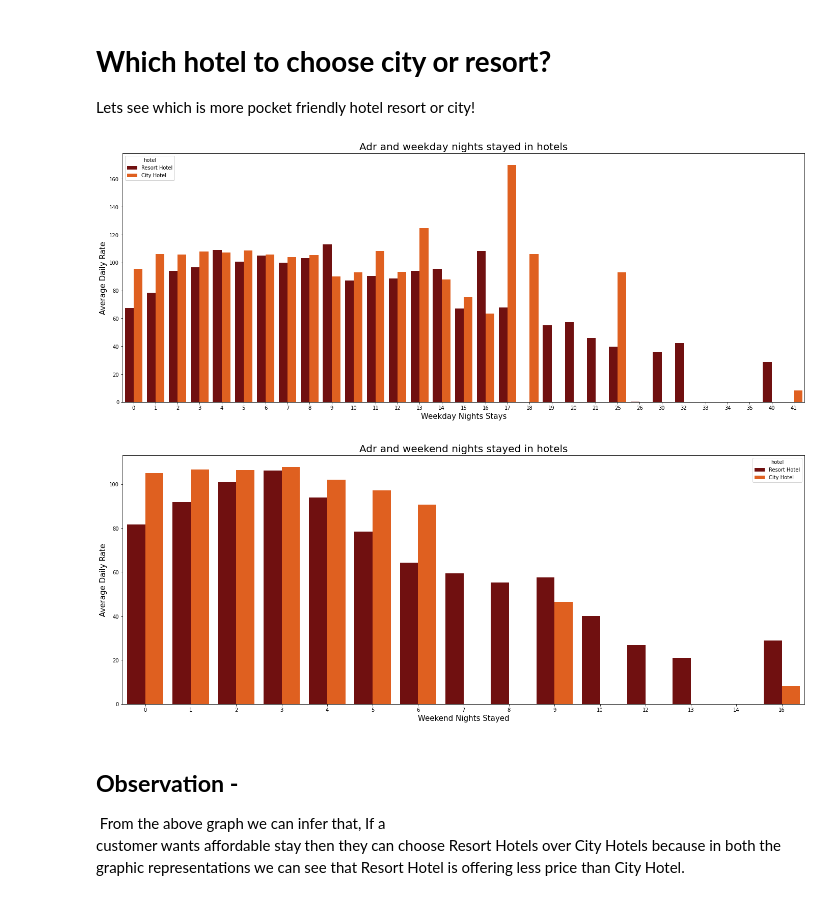
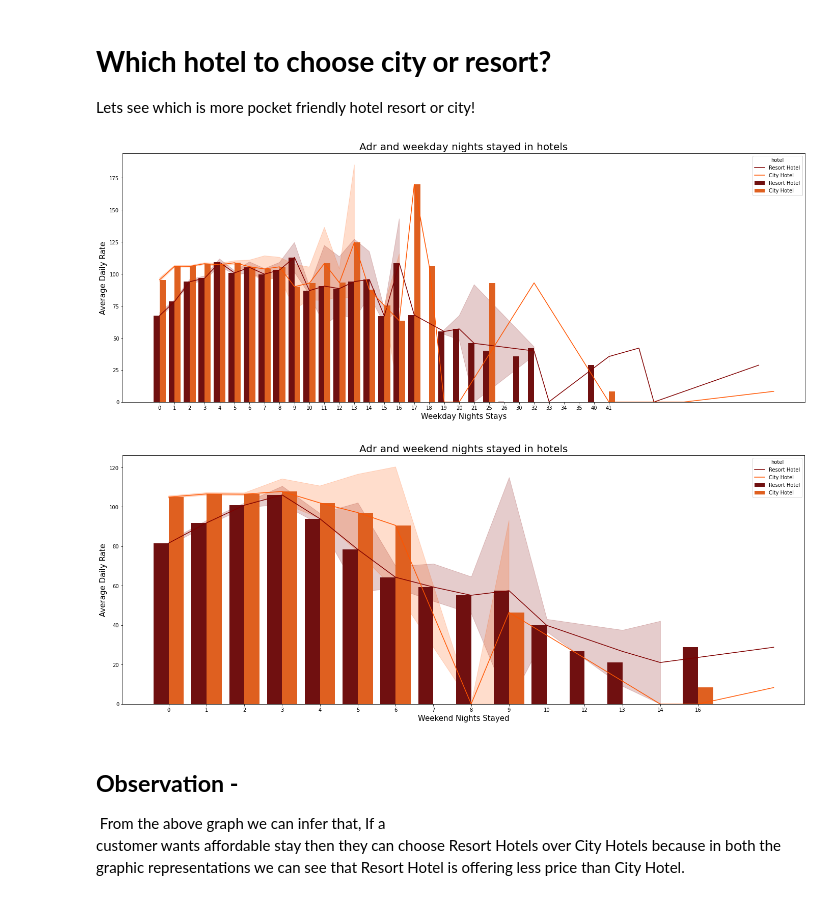
Before and after one commit to LuvMutreja/Hotel-booking-analysis, a Jupyter notebook: Hotel_Booking_Analysis_Capstone_Project.ipynb, the cells around one changed output. Saved outputs shown, nothing was run; the diff lists cells and outputs as text; code cells hidden in the pictures.

```diff
--- a/Hotel_Booking_Analysis_Capstone_Project.ipynb
+++ b/Hotel_Booking_Analysis_Capstone_Project.ipynb
@@ -435,22 +441,25 @@ Lets see which is more pocket friendly hotel resort or city!
 #adr and weekday stays in hotels
 plt.figure(figsize=(24,9))
 sns.barplot(x='stays_in_week_nights',y='adr',data=hoteldf,hue='hotel',ci=0.01,palette='gist_heat')
+sns.lineplot(x='stays_in_week_nights',y='adr',data=hoteldf,hue='hotel',palette='gist_heat')
 plt.xlabel('Weekday Nights Stays',fontsize=15)
 plt.ylabel('Average Daily Rate',fontsize=15)
 plt.title('Adr and weekday nights stayed in hotels',fontsize=20)
 plt.show()
 # %% [output]
-[figure, old version]
+[figure, new version]
 # %%
 #adr and weekend stays in hotels
 plt.figure(figsize=(24,9))
 sns.barplot(x='stays_in_weekend_nights',y='adr',data=hoteldf,hue='hotel',ci=0.01,palette='gist_heat')
+sns.lineplot(x='stays_in_weekend_nights',y='adr',data=hoteldf,hue='hotel',palette='gist_heat')
+
 plt.title('Adr and weekend nights stayed in hotels',fontsize=20)
 plt.xlabel('Weekend Nights Stayed',fontsize=15)
 plt.ylabel('Average Daily Rate',fontsize=15)
 plt.show()
 # %% [output]
-[figure, old version]
+[figure, new version]
 # %% [markdown]
 ## **Observation -**
  From the above graph we can infer that, If a customer wants affordable stay then they can choose Resort Hotels over City Hotels because in both the graphic representations we can see that Resort Hotel is offering less price than City Hotel.
```
Also changed, not shown: parts of 23 cells of this notebook.
